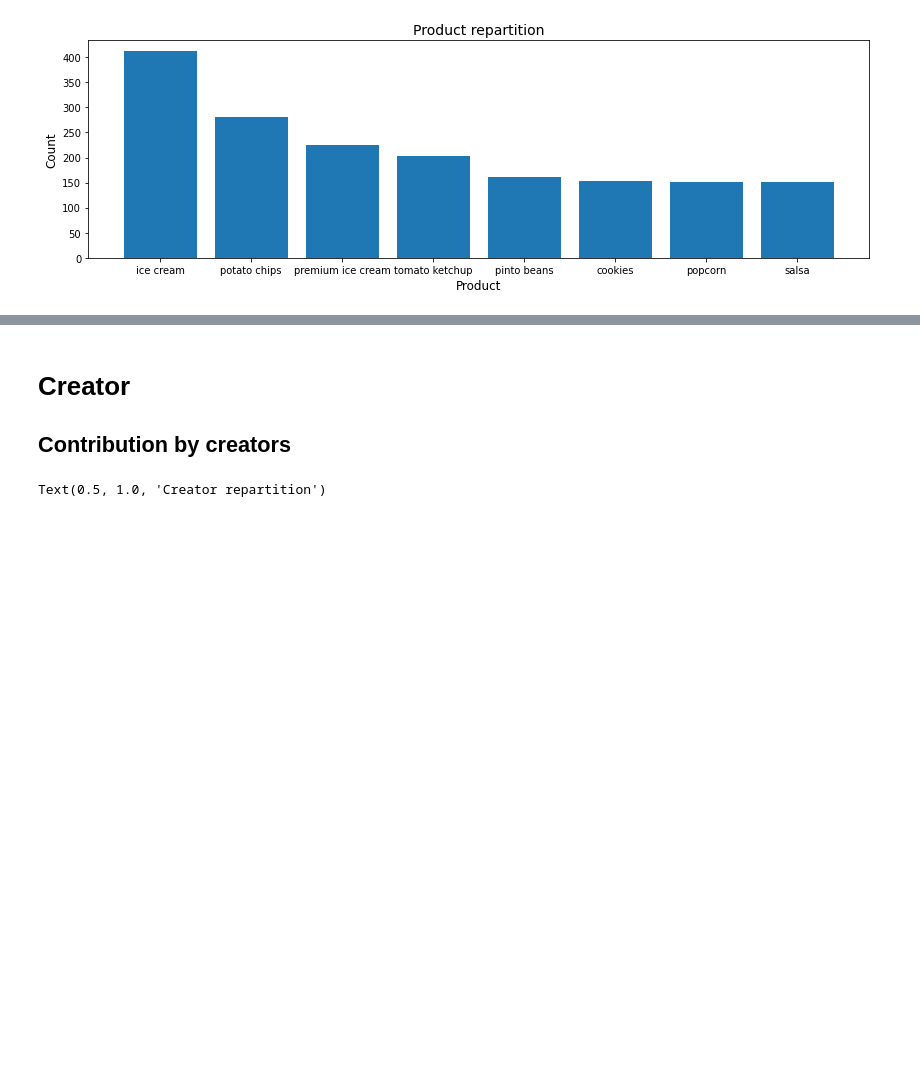
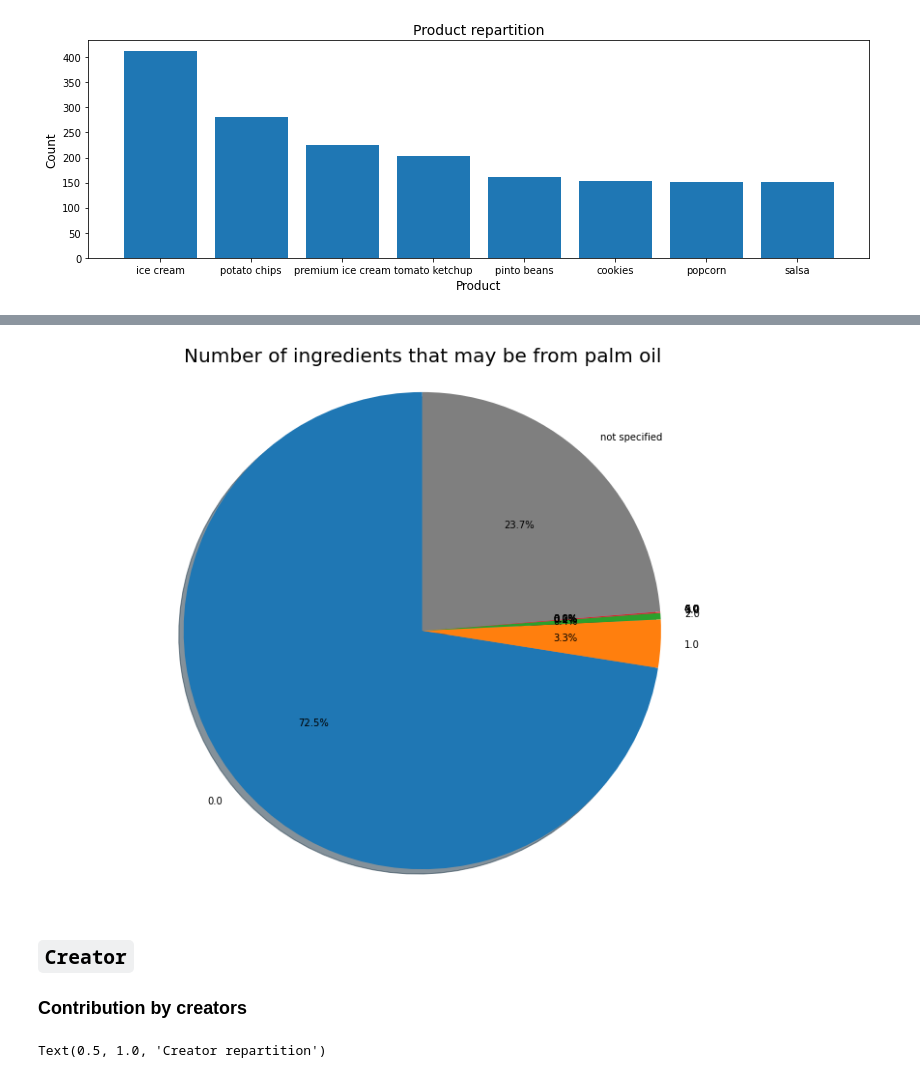
Before and after one commit to Axelibnida/My_projects, a Jupyter notebook: Data cleaning and Analyses/Data_analysis.ipynb, the cells around one changed output, grey strips where cells are left out. Saved outputs shown, nothing was run; the diff lists cells and outputs as text; code cells hidden in the pictures; blank space fills up the shorter version.

```diff
--- a/Data cleaning and Analyses/Data_analysis.ipynb
+++ b/Data cleaning and Analyses/Data_analysis.ipynb
@@ -153,8 +219,20 @@ Text(0.5, 1.0, 'Product repartition')
+# %%
+fig, ax = plt.subplots(figsize = (14,10))
+ax.pie(ingredients_maybe_from_palm_oil.values,
+       labels=ingredients_maybe_from_palm_oil.index,
+       autopct='%1.1f%%',
+       shadow=True,
+       startangle=90)
+ax.axis('equal')
+ax.set_title('Number of ingredients that may be from palm oil', size=20)
+plt.show()
+# %% [output]
+[figure, added]
 # %% [markdown]
 <a name='creator'></a>
-# Creator
+## `Creator`
 
-## Contribution by creators
+### Contribution by creators
 # %%
 creators_agg = data['creator'].value_counts()
 # %%
```
Also changed, not shown: parts of 41 cells of this notebook, 1 other file.
